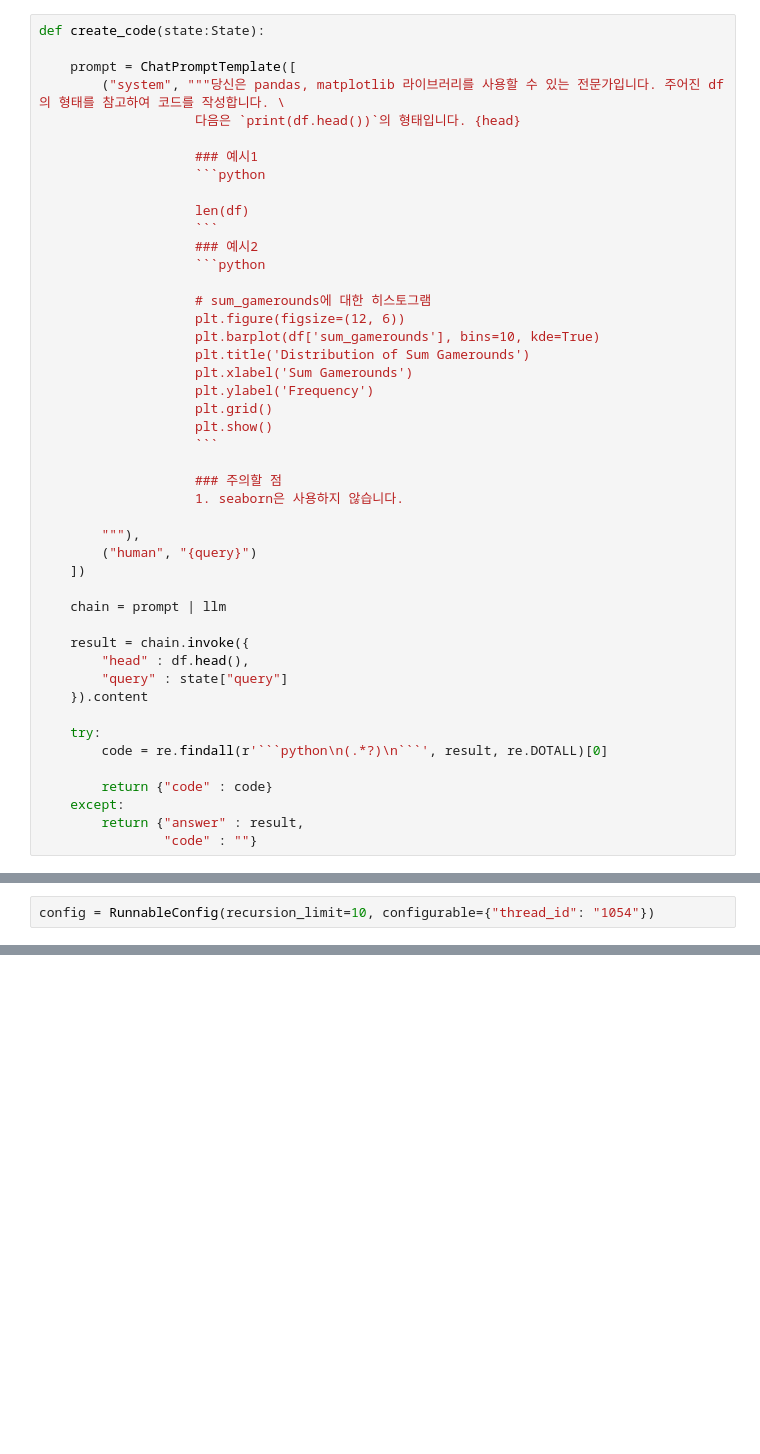
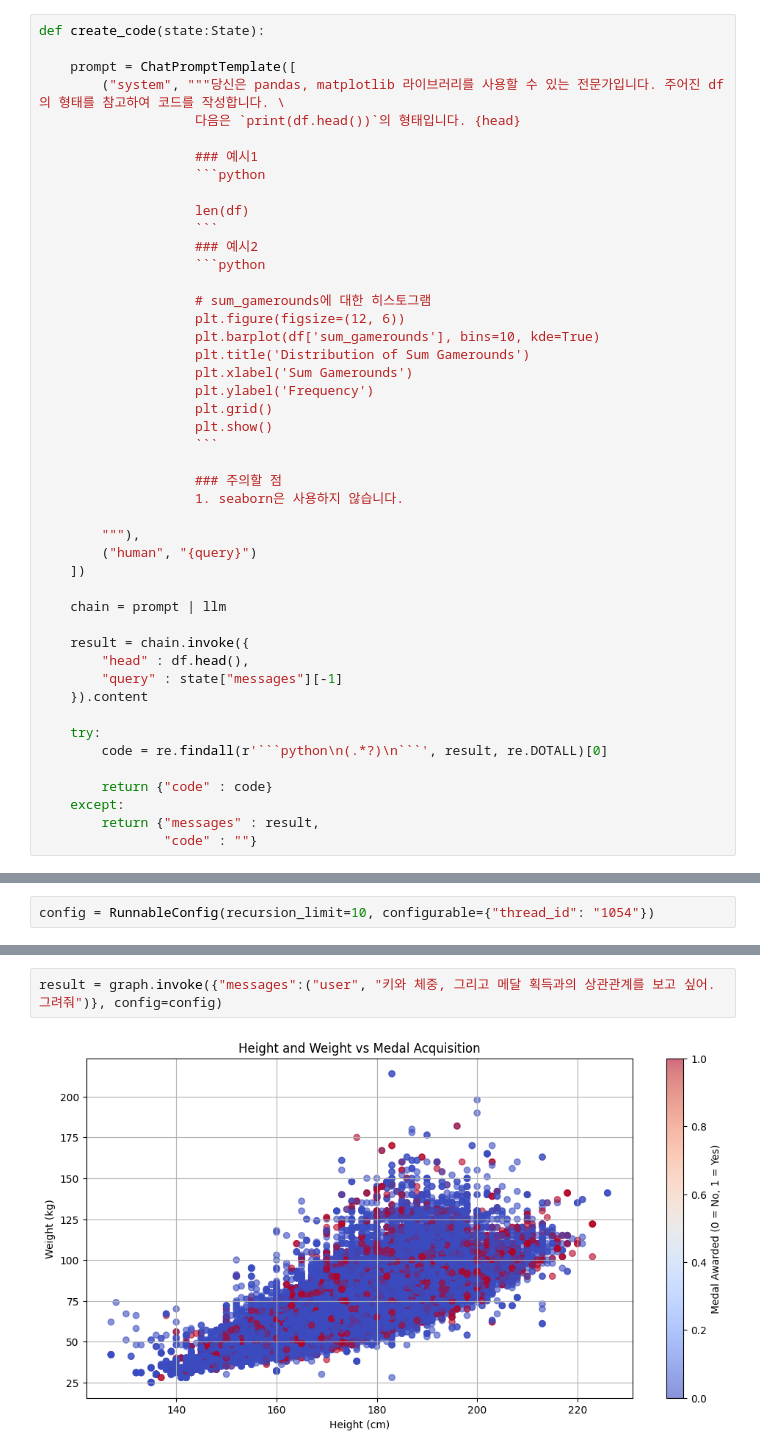
Before and after one commit to Ukbang/Agent_with_EtNews, a Jupyter notebook: Part2-Graph.ipynb, the cells around one changed output, grey strips where cells are left out. Cells and saved outputs as stored; diff of their text form; blank space fills up the shorter version.

```diff
--- a/Part2-Graph.ipynb
+++ b/Part2-Graph.ipynb
@@ -196,7 +198,7 @@ def create_code(state:State):
 
     result = chain.invoke({
         "head" : df.head(),
-        "query" : state["query"]
+        "query" : state["messages"][-1]
     }).content
 
     try:
@@ -204,7 +206,7 @@ def create_code(state:State):
 
         return {"code" : code}
     except:
-        return {"answer" : result,
+        return {"messages" : result,
                 "code" : ""}
 # %%
 def execute_code(state:State):
@@ -443,0 +525,4 @@ result = graph.invoke({"query":"아까 생존자 비율이 얼마라고 했지?"
+# %%
+result = graph.invoke({"messages":("user", "키와 체중, 그리고 메달 획득과의 상관관계를 보고 싶어. 그려줘")}, config=config)
+# %% [output]
+[figure, added]
```
Also changed, not shown: parts of 26 cells of this notebook, 1 other file.
